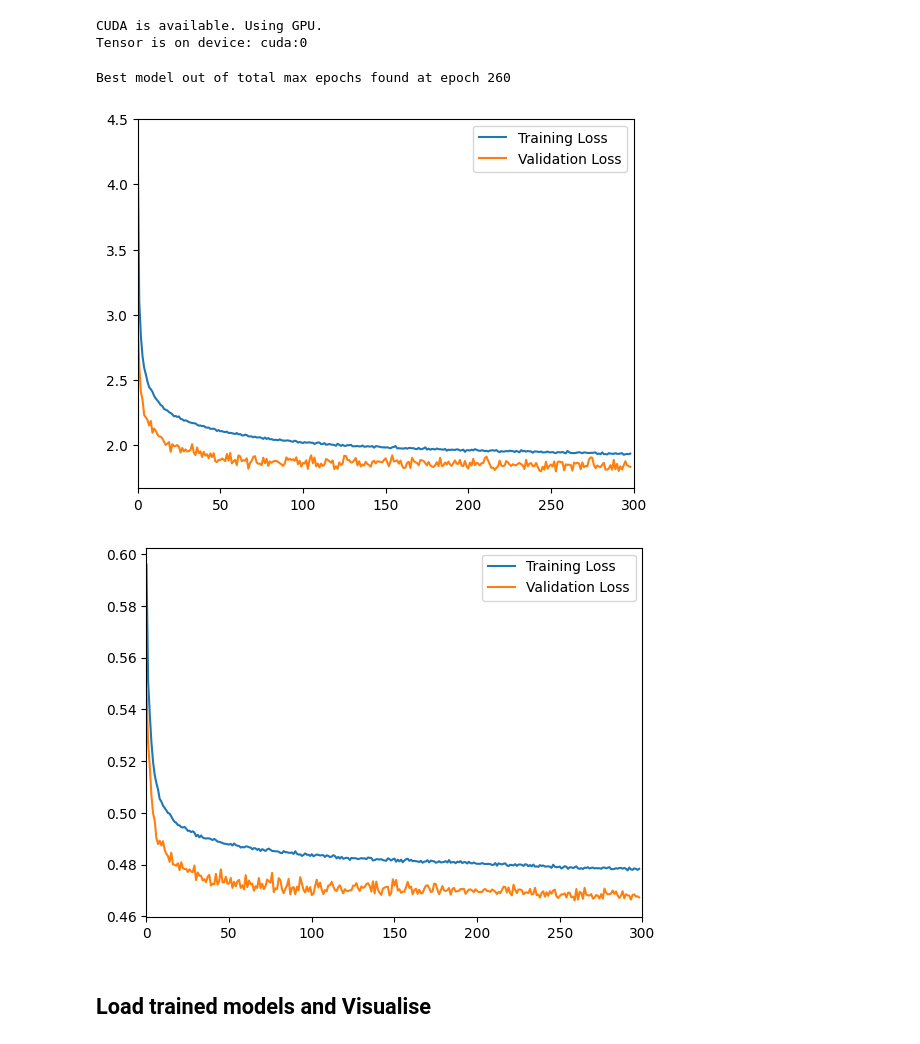
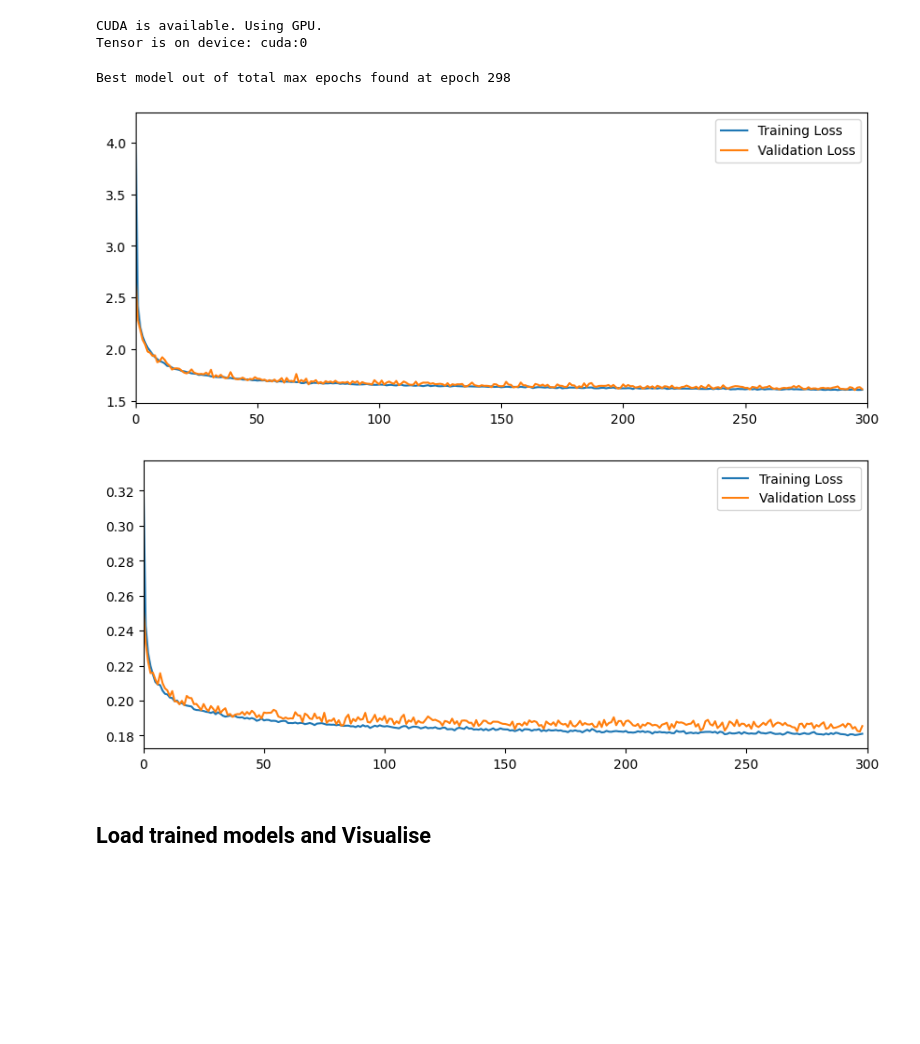
Before and after one commit to filipronn/SEEX30_Cloud_Fog, a Jupyter notebook: Cloud_rm/torch_qrnn_test_1_vs_all_channels.ipynb, the cells around one changed output. Drawn from its saved outputs; the diff is of its cells as text; code cells hidden in the pictures; blank space fills up the shorter version.

Commit message:
Changes to test files and the plot file

```diff
--- a/Cloud_rm/torch_qrnn_test_1_vs_all_channels.ipynb
+++ b/Cloud_rm/torch_qrnn_test_1_vs_all_channels.ipynb
@@ -65,13 +50,11 @@ data_mixed=parse.parse('cloudrm_mixed.dat')
 
 #Concatinate all datasets
 #data_all=pd.concat([data_water, data_clear, data_ice, data_mixed])
-data_all=pd.concat([data_water, data_ice, data_mixed])
+data_all=pd.concat([data_water,data_clear,data_ice,data_mixed])
 #data_all=pd.concat([data_ice])
 data_all=data_all.drop(columns=['Surface_Desc','Cloud_B01','Clear_B01'])
-df_truth=data_all.copy()
 
 df=data_all.copy()
-#data_all=hf.add_MSI_noise(data_all,channel_labels)
 
 ##Train test validation split##
 X_labels= ['Cloud_B02','Cloud_B03','Cloud_B04','Cloud_B05','Cloud_B06',
@@ -108,8 +70,17 @@ y_test_one=y_one.iloc[indexes_test_data]
+# %%
+X=df[X_labels]
+y_all=df[y_labels_all]
+
+X_train, X_test, y_train_all, y_test_all=train_test_split(X,y_all,test_size=0.1)
+
+
+y_train_one=y_train_all[y_labels_one]
+y_test_one=y_test_all[y_labels_one]
 # %%
 import random
 
-val_size=0.05
-validation_indices=np.array(random.sample(range(len(X_train['Cloud_B02'])), int(len(X_train['Cloud_B02'])*val_size)))
+val_size=0.1
+validation_indices=np.array(random.sample(range(len(X_train['Cloud_B02'])), int(len(data_all['Cloud_B02'])*val_size)))
 train_indices=[i for i in range(len(X_train['Cloud_B02'])) if np.any(validation_indices==i)==False]
 # %%
 quantiles=np.array([0.1,0.5,0.9])
@@ -121,23 +92,55 @@ model_all=QuantileNetwork(quantiles=quantiles)
 model_one=QuantileNetwork(quantiles=quantiles)
 
 # Add everything but the output layer
-n_nodes_all=128
+#n_nodes_all=128
+#sequence_all=lambda: nn.Sequential(
+#    nn.Linear(len(X_labels),n_nodes_all),
+#    nn.ReLU(),
+#    nn.Dropout(p=0.2),
+#    nn.Linear(n_nodes_all,n_nodes_all),
+#    nn.ReLU(),
+#    nn.Dropout(p=0.2),
+#    nn.Linear(n_nodes_all,n_nodes_all),
+#    nn.ReLU(),
+#    nn.Linear(n_nodes_all, len(quantiles)*len(y_labels_all)) #Output dimesion is number of quantiles times number of target variables
+#)
+n_nodes_all=64
 sequence_all=lambda: nn.Sequential(
     nn.Linear(len(X_labels),n_nodes_all),
     nn.ReLU(),
-    nn.Dropout(p=0.2),
     nn.Linear(n_nodes_all,n_nodes_all),
     nn.ReLU(),
-    nn.Dropout(p=0.2),
+    nn.Linear(n_nodes_all,n_nodes_all),
+    nn.ReLU(),
+    nn.Linear(n_nodes_all,n_nodes_all),
+    nn.ReLU(),
+    nn.Linear(n_nodes_all,n_nodes_all),
+    nn.ReLU(),
     nn.Linear(n_nodes_all,n_nodes_all),
     nn.ReLU(),
     nn.Linear(n_nodes_all, len(quantiles)*len(y_labels_all)) #Output dimesion is number of quantiles times number of target variables
 )
+#n_nodes_one=64
+#sequence_one=lambda: nn.Sequential(
+#    nn.Linear(len(X_labels),n_nodes_one),
+#    nn.ReLU(),
+#    nn.Dropout(p=0.2),
+#    nn.Linear(n_nodes_one,n_nodes_one),
+#    nn.ReLU(),
+#    nn.Linear(n_nodes_one, len(quantiles)*len(y_labels_one)) #Output dimesion is number of quantiles times number of target variables
+#)
 n_nodes_one=64
 sequence_one=lambda: nn.Sequential(
     nn.Linear(len(X_labels),n_nodes_one),
     nn.ReLU(),
-    nn.Dropout(p=0.2),
+    nn.Linear(n_nodes_one,n_nodes_one),
+    nn.ReLU(),
+    nn.Linear(n_nodes_one,n_nodes_one),
+    nn.ReLU(),
+    nn.Linear(n_nodes_one,n_nodes_one),
+    nn.ReLU(),
+    nn.Linear(n_nodes_one,n_nodes_one),
+    nn.ReLU(),
     nn.Linear(n_nodes_one,n_nodes_one),
     nn.ReLU(),
     nn.Linear(n_nodes_one, len(quantiles)*len(y_labels_one)) #Output dimesion is number of quantiles times number of target variables
@@ -146,33 +149,33 @@ sequence_one=lambda: nn.Sequential(
 model_all.fit(X_train.to_numpy(),y_train_all.to_numpy(),
           train_indices,
           validation_indices,
           batch_size=batch_size,
           nepochs=nepochs,
           sequence=sequence_all(),
           lr=0.003,
           data_norm=True,
           verbose=False,
           plot_training=True)
 
 if save:
     hf.save_model_and_test_data(filepath='pytorch_models/test_estimate_1_v_all_channels/all',model=model_all,X_test=X_test,y_test=y_test_all)
     print("Model all saved...")
 
 model_one.fit(X_train.to_numpy(),y_train_one.to_numpy(),
           train_indices,
           validation_indices,
           batch_size=batch_size,
           nepochs=nepochs,
           sequence=sequence_one(),
           lr=0.003,
           data_norm=True,
           verbose=False,
           plot_training=True)
 
 if save:
     hf.save_model_and_test_data(filepath='pytorch_models/test_estimate_1_v_all_channels/one',model=model_one,X_test=X_test,y_test=y_test_one)
     print("Model one saved...")
 # %% [output]
-Best model out of total max epochs found at epoch 260
+Best model out of total max epochs found at epoch 298
-[figure, old version]
+[figure, new version]
-[figure, old version]
+[figure, new version]
```
Also changed, not shown: parts of 28 cells of this notebook, 7 other files.
